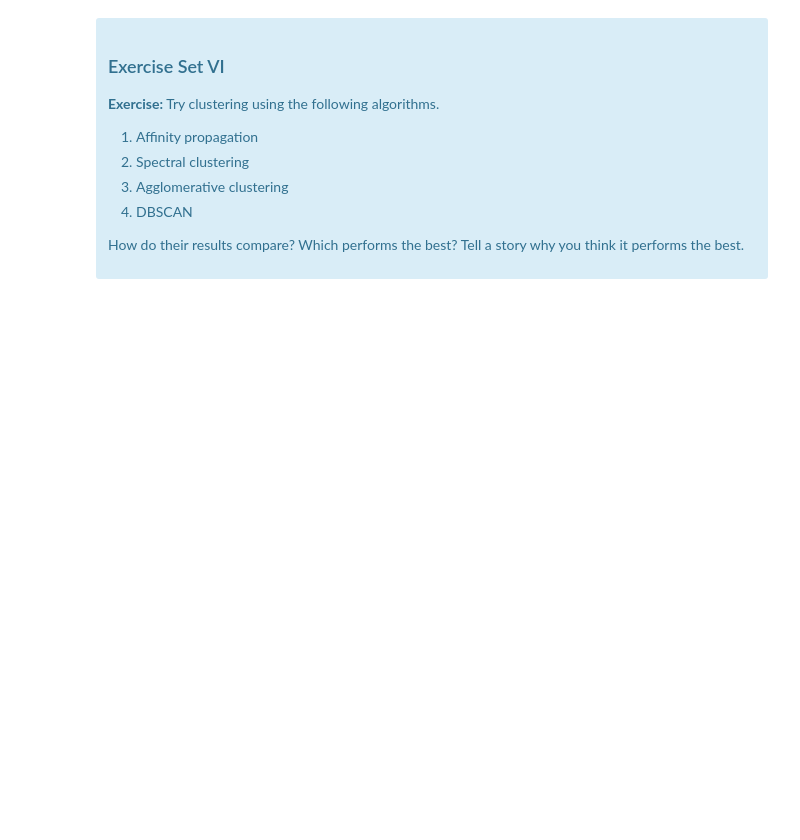
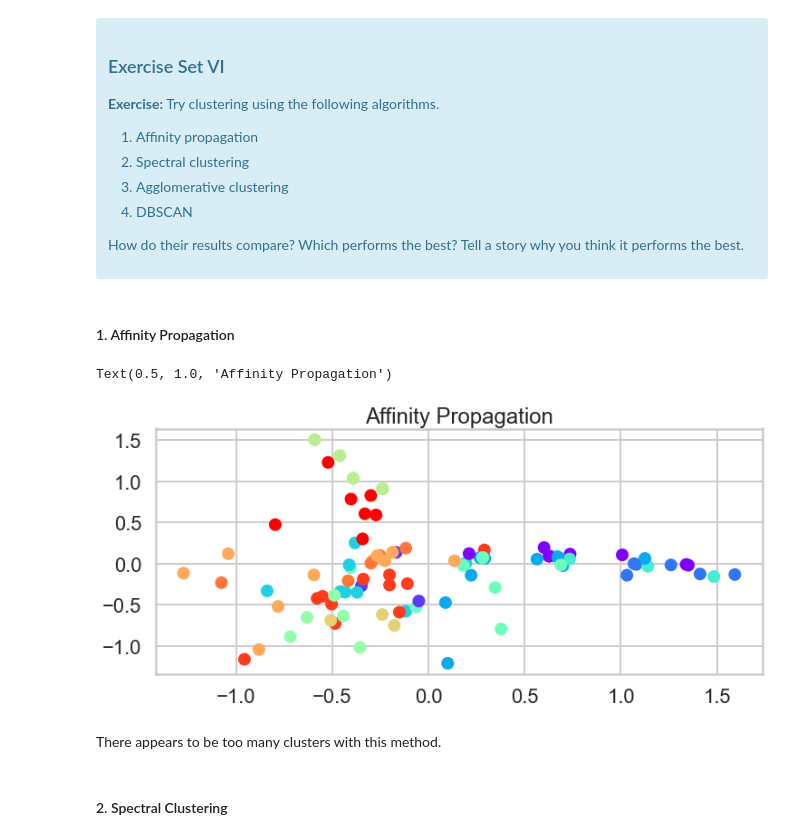
Before and after one commit to ltomczak1/Springboard, a Jupyter notebook: Clustering Case Study - Customer Segmentation with K-Means - Tier 3.ipynb, the cells around one changed output. Saved outputs shown, nothing was run; the diff lists cells and outputs as text; code cells hidden in the pictures; blank space fills up the shorter version.

```diff
--- a/Clustering Case Study - Customer Segmentation with K-Means - Tier 3.ipynb
+++ b/Clustering Case Study - Customer Segmentation with K-Means - Tier 3.ipynb
@@ -578,0 +582,16 @@ Source: http://scikit-learn.org/stable/modules/clustering.html
+# %% [markdown]
+#### 1. Affinity Propagation
+# %%
+ap = AffinityPropagation(random_state=42)
+ap_res = ap.fit(pivoted)
+# %%
+plt.subplots(figsize=(12, 5))
+plt.scatter(pc1, pc2, c=ap_res.labels_, cmap='rainbow')
+plt.title('Affinity Propagation')
+# %% [output]
+Text(0.5, 1.0, 'Affinity Propagation')
+[figure, added]
+# %% [markdown]
+There appears to be too many clusters with this method.
+# %% [markdown]
+#### 2. Spectral Clustering
```
Also changed, not shown: parts of 19 cells of this notebook.
